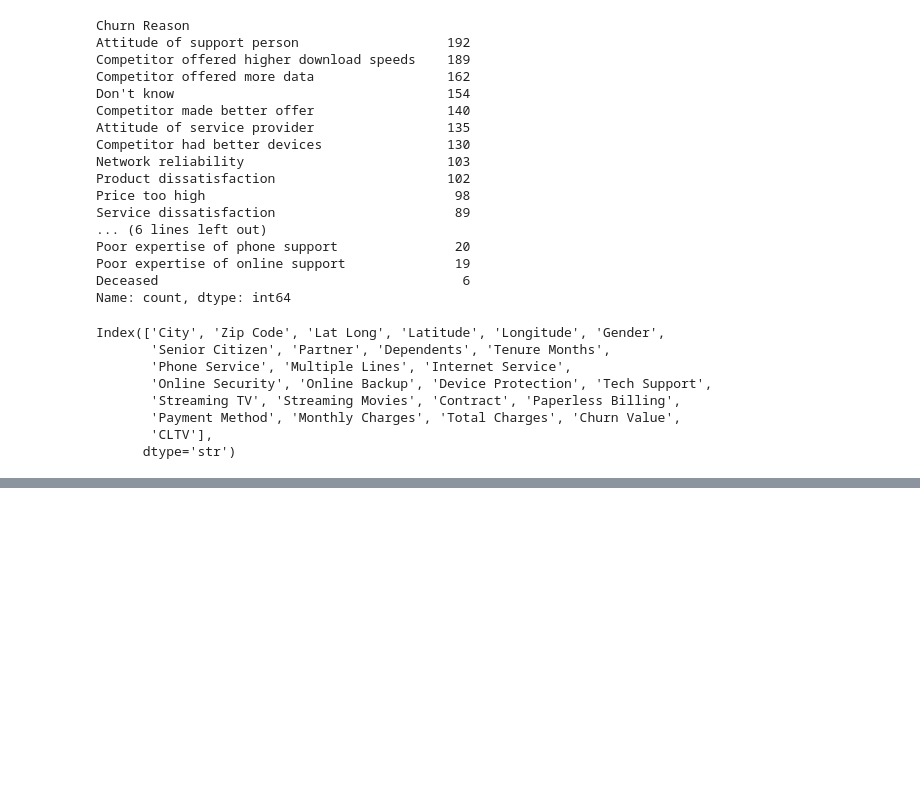
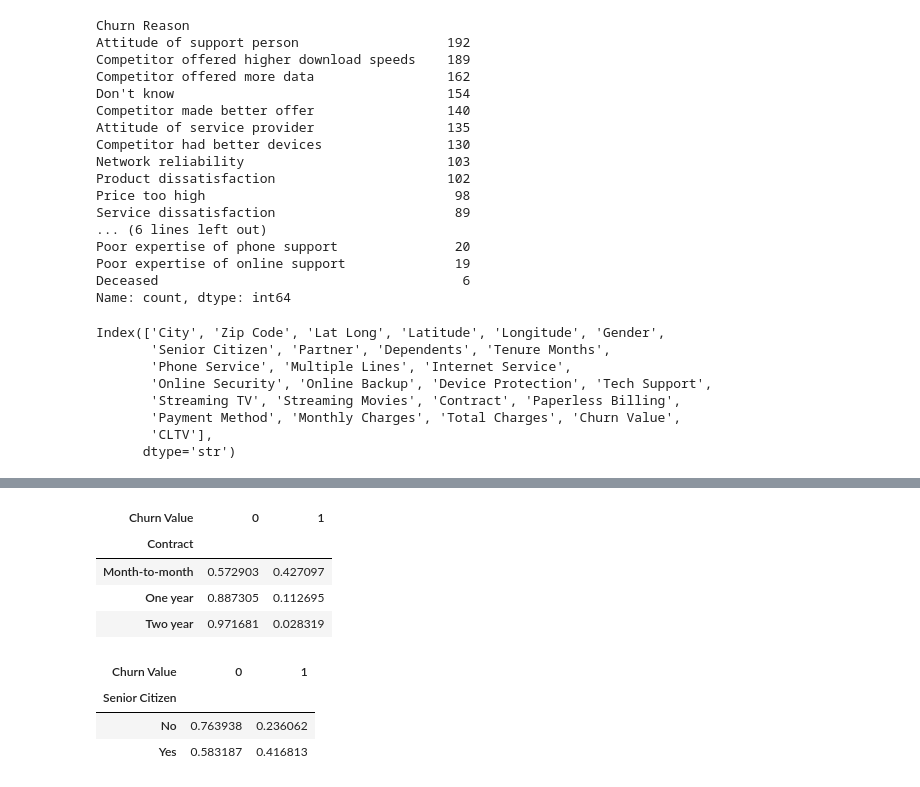
Before and after one commit to M-Taha4x/CustomerChurnPrediction, a Jupyter notebook: notebook/churn.ipynb, the cells around one changed output, grey strips where cells are left out. Saved outputs shown, nothing was run; the diff lists cells and outputs as text; code cells hidden in the pictures; blank space fills up the shorter version.

```diff
--- a/notebook/churn.ipynb
+++ b/notebook/churn.ipynb
@@ -307,0 +334,15 @@ Index(['City', 'Zip Code', 'Lat Long', 'Latitude', 'Longitude', 'Gender',
+# %%
+pd.crosstab(data['Contract'],data['Churn Value'],normalize='index')
+# %% [output]
+| Churn Value | 0 | 1 |
+| Contract |  |  |
+| Month-to-month | 0.572903 | 0.427097 |
+| One year | 0.887305 | 0.112695 |
+| Two year | 0.971681 | 0.028319 |
+# %%
+pd.crosstab(data['Senior Citizen'],data['Churn Value'],normalize='index')
+# %% [output]
+| Churn Value | 0 | 1 |
+| Senior Citizen |  |  |
+| No | 0.763938 | 0.236062 |
+| Yes | 0.583187 | 0.416813 |
```
Also changed, not shown: parts of 4 cells of this notebook.
